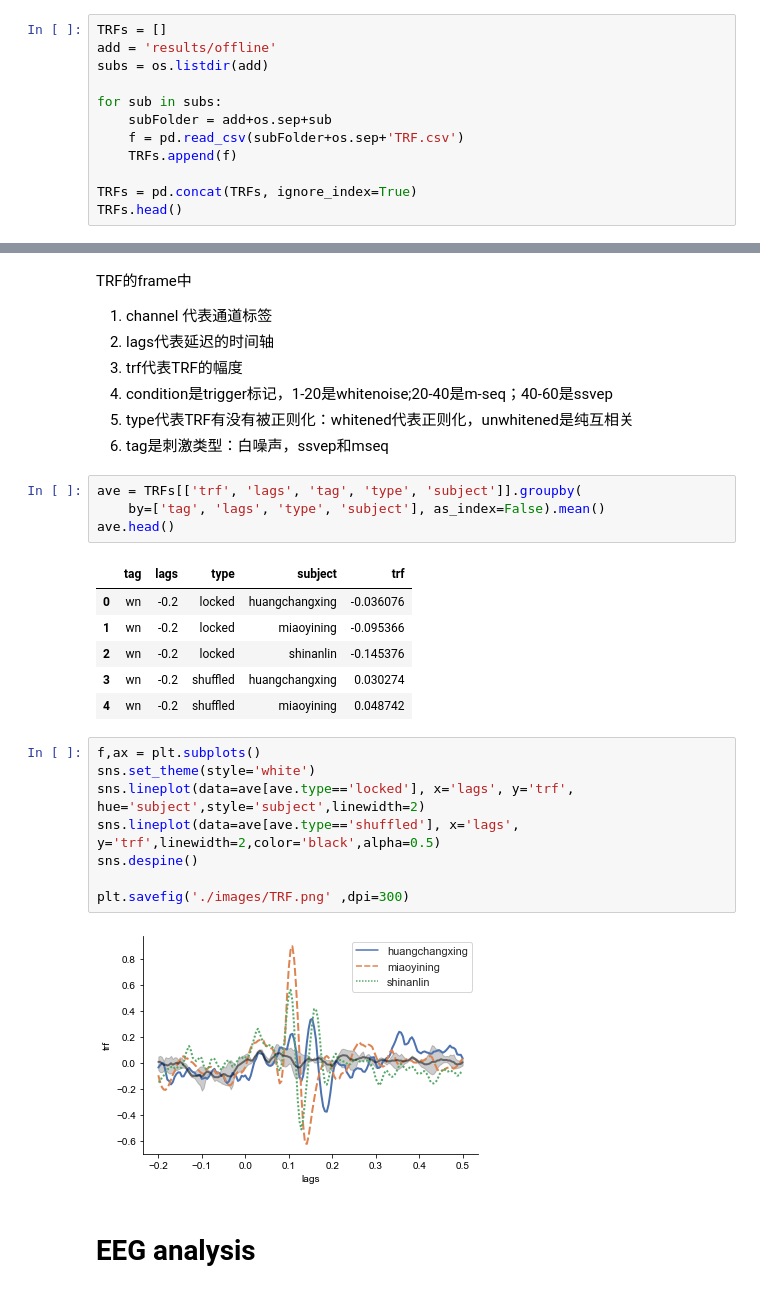
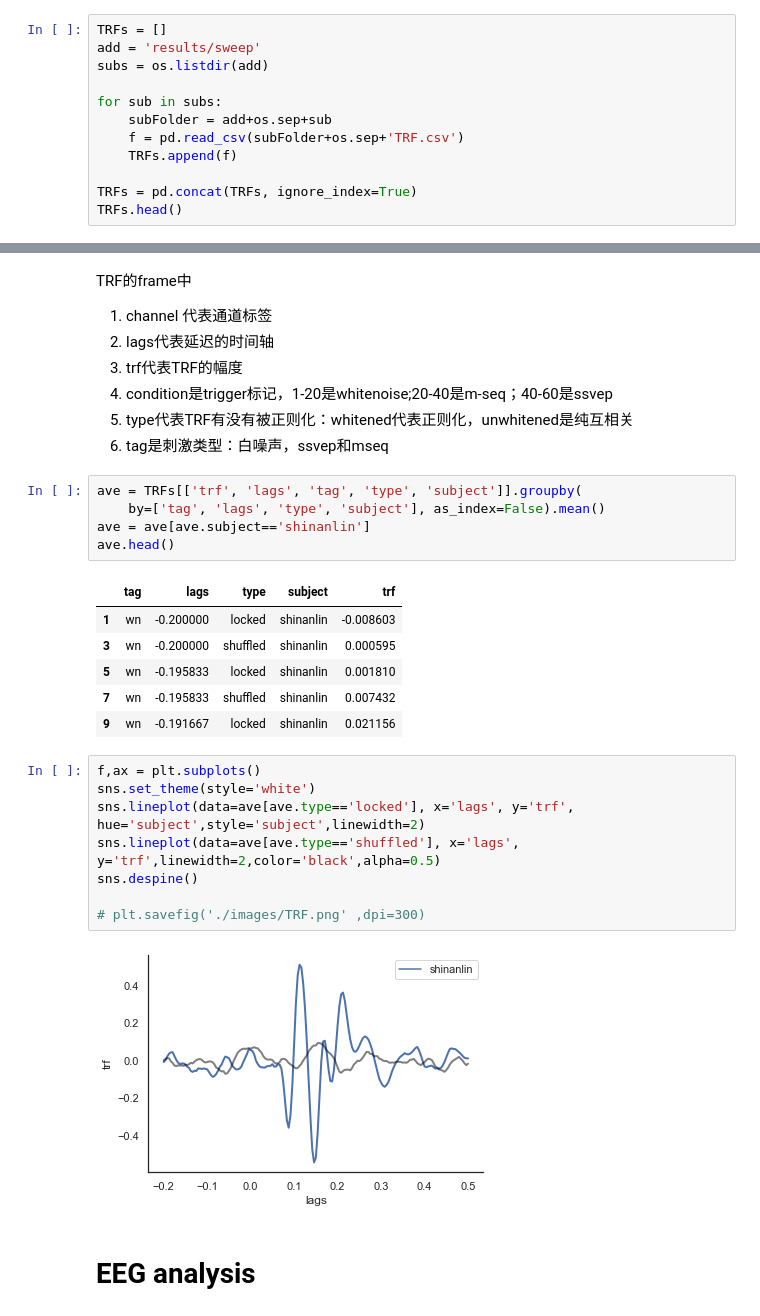
Before and after one commit to shinanlin/WN-BCI, a Jupyter notebook: analysis.ipynb, the cells around one changed output, grey strips where cells are left out. Drawn from its saved outputs; the diff is of its cells as text.

```diff
--- a/analysis.ipynb
+++ b/analysis.ipynb
@@ -20,7 +20,7 @@ client = Client()
 # TRF analysis
 # %%
 TRFs = []
-add = 'results/offline'
+add = 'results/sweep'
 subs = os.listdir(add)
 
 for sub in subs:
@@ -48,14 +48,15 @@ TRF的frame中
 # %%
 ave = TRFs[['trf', 'lags', 'tag', 'type', 'subject']].groupby(
     by=['tag', 'lags', 'type', 'subject'], as_index=False).mean()
+ave = ave[ave.subject=='shinanlin']
 ave.head()
 # %% [output]
 |  | tag | lags | type | subject | trf |
-| 0 | wn | -0.2 | locked | huangchangxing | -0.036076 |
-| 1 | wn | -0.2 | locked | miaoyining | -0.095366 |
-| 2 | wn | -0.2 | locked | shinanlin | -0.145376 |
-| 3 | wn | -0.2 | shuffled | huangchangxing | 0.030274 |
-| 4 | wn | -0.2 | shuffled | miaoyining | 0.048742 |
+| 1 | wn | -0.200000 | locked | shinanlin | -0.008603 |
+| 3 | wn | -0.200000 | shuffled | shinanlin | 0.000595 |
+| 5 | wn | -0.195833 | locked | shinanlin | 0.001810 |
+| 7 | wn | -0.195833 | shuffled | shinanlin | 0.007432 |
+| 9 | wn | -0.191667 | locked | shinanlin | 0.021156 |
 # %%
 f,ax = plt.subplots()
 sns.set_theme(style='white')
@@ -63,9 +64,9 @@ sns.lineplot(data=ave[ave.type=='locked'], x='lags', y='trf', hue='subject',styl
 sns.lineplot(data=ave[ave.type=='shuffled'], x='lags', y='trf',linewidth=2,color='black',alpha=0.5)
 sns.despine()
 
-plt.savefig('./images/TRF.png' ,dpi=300)
+# plt.savefig('./images/TRF.png' ,dpi=300)
 # %% [output]
-[figure, old version]
+[figure, new version]
 # %% [markdown]
 # EEG analysis
 # %% [markdown]
```
Also changed, not shown: parts of 5 cells of this notebook, 3 other files.
